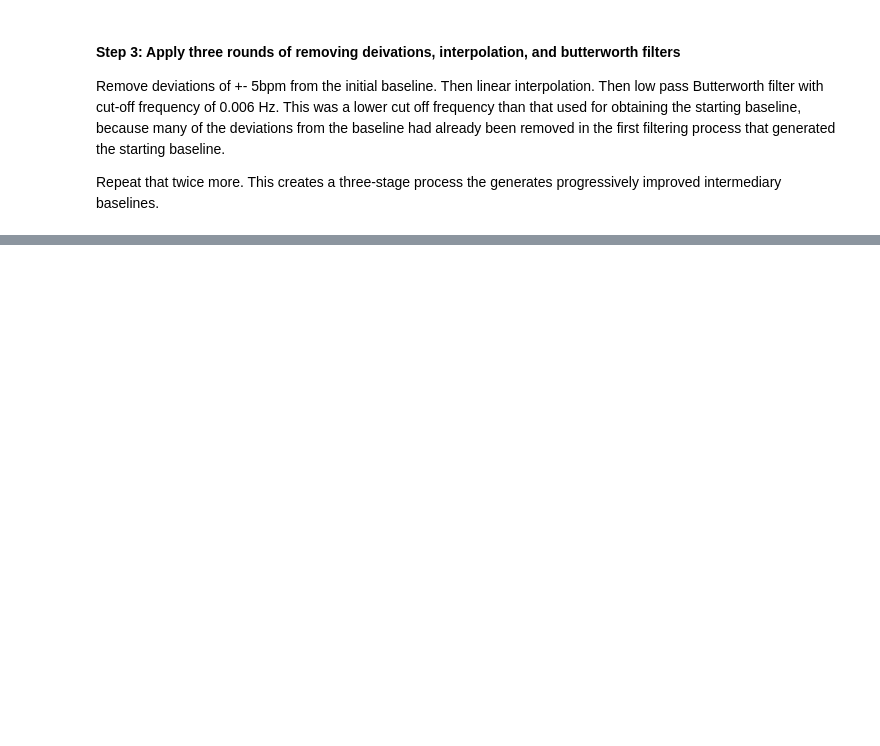
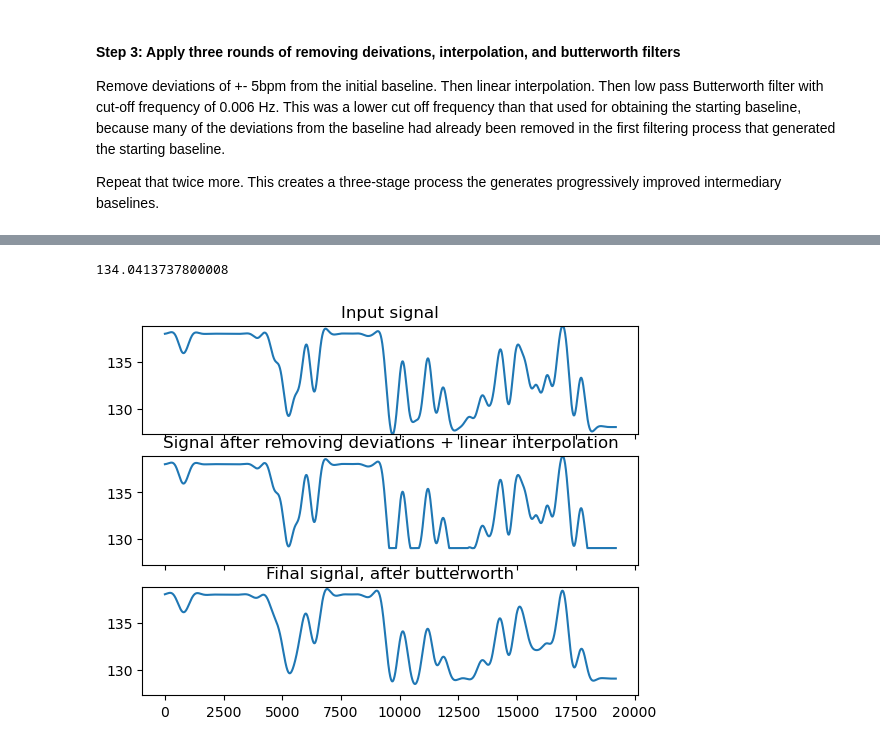
Before and after one commit to birth-outcomes/ctg_exploratory, a Jupyter notebook: 12_feature_extraction.ipynb, the cells around one changed output, grey strips where cells are left out. Saved outputs shown, nothing was run; the diff lists cells and outputs as text; code cells hidden in the pictures; blank space fills up the shorter version.

```diff
--- a/12_feature_extraction.ipynb
+++ b/12_feature_extraction.ipynb
@@ -273,0 +311,5 @@ pd.Series(new).plot()
+# %%
+intermediary_2 = taylor_processes(intermediary_1)
+# %% [output]
+134.0413737800008
+[figure, added]
```
Also changed, not shown: parts of 12 cells of this notebook.
